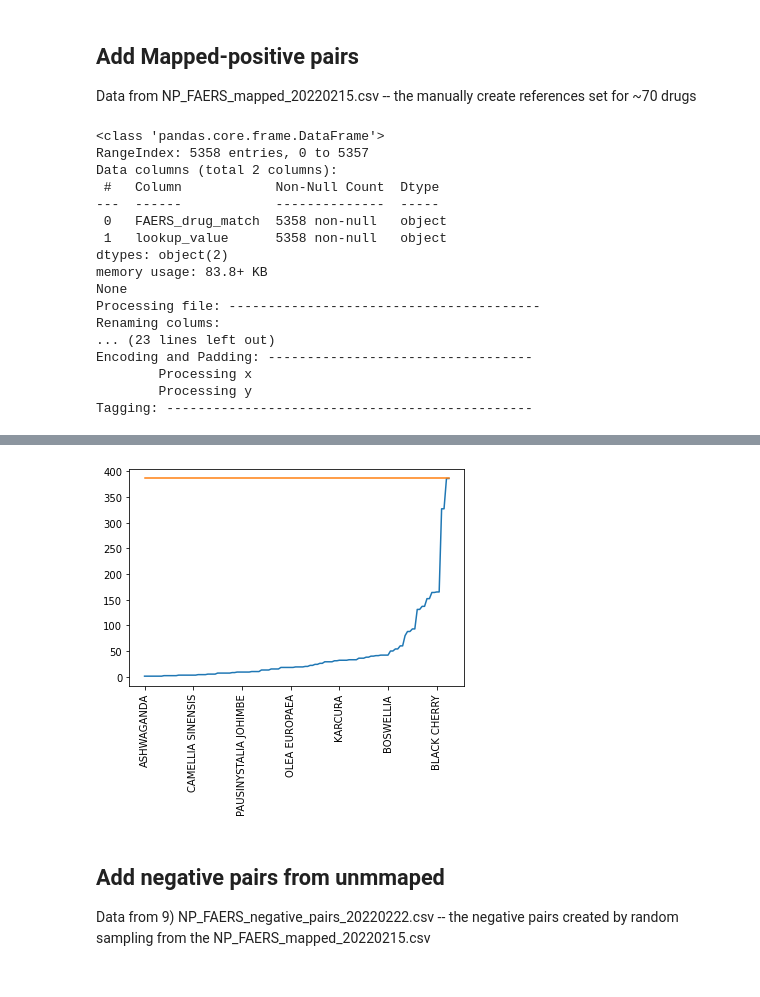
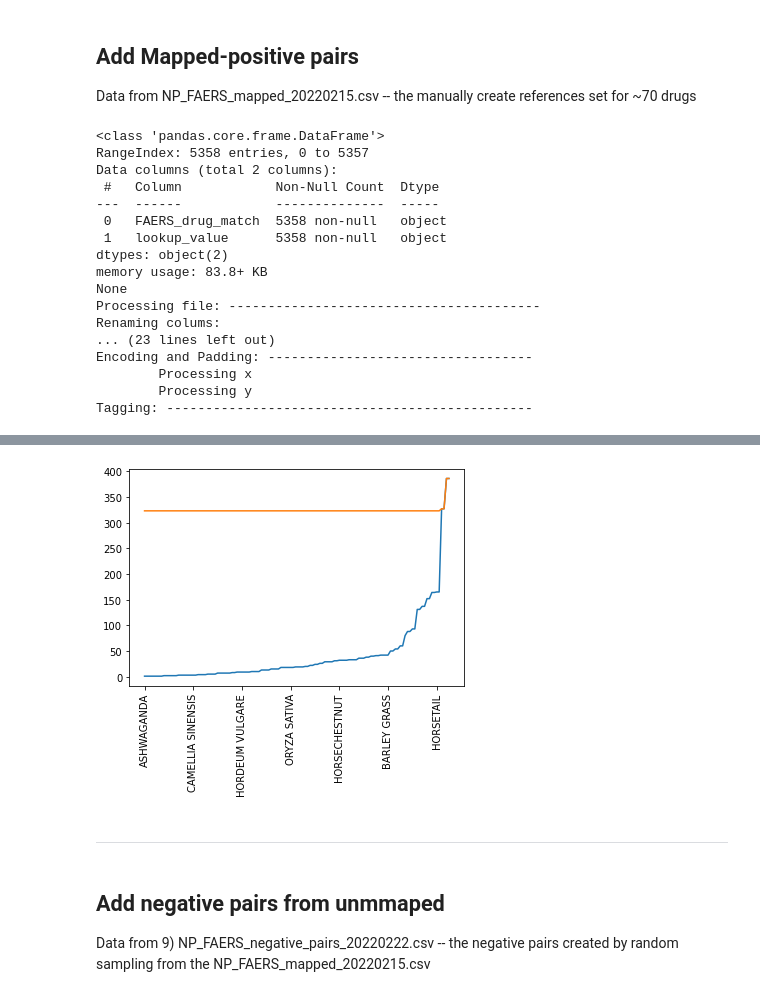
Before and after one commit to sanyabt/NP-FAERS-embed, a Jupyter notebook: experiment-4/DataPrep.ipynb, the cells around one changed output, grey strips where cells are left out. Saved outputs shown, nothing was run; the diff lists cells and outputs as text; code cells hidden in the pictures.

```diff
--- a/experiment-4/DataPrep.ipynb
+++ b/experiment-4/DataPrep.ipynb
@@ -113,7 +113,7 @@ Tagging: -----------------------------------------------
 ## Add Mapped-positive pairs
 Data from NP_FAERS_mapped_20220215.csv -- the manually create references set for ~70 drugs
 # %%
-positive_set = encode_pad_tag(preprocessInput('../data/NP_FAERS_mapped_20220215.csv', reflexive=False, balance=True, noise = NOISE), match=1, distance=0, maxlen=MAXLEN)
+positive_set = encode_pad_tag(preprocessInput('../data/NP_FAERS_mapped_20220215.csv', maxlen= MAXLEN, reflexive=False, balance=True, noise = NOISE, sep=','), match=1, distance=0, maxlen=MAXLEN, verbose=True).sort_values(by=['y', 'x', "Distance"])
 positive_set.sample(n=3)
 # %% [output]
 <class 'pandas.core.frame.DataFrame'>
@@ -140,4 +140,6 @@ Tagging: -----------------------------------------------
-[figure, old version]
+[figure, new version]
+# %% [markdown]
+----------------------------------------------
 # %% [markdown]
 ## Add negative pairs from unmmaped
 Data from 9) NP_FAERS_negative_pairs_20220222.csv -- the negative pairs created by random sampling from the NP_FAERS_mapped_20220215.csv
```
Also changed, not shown: parts of 32 cells of this notebook, 14 other files.
